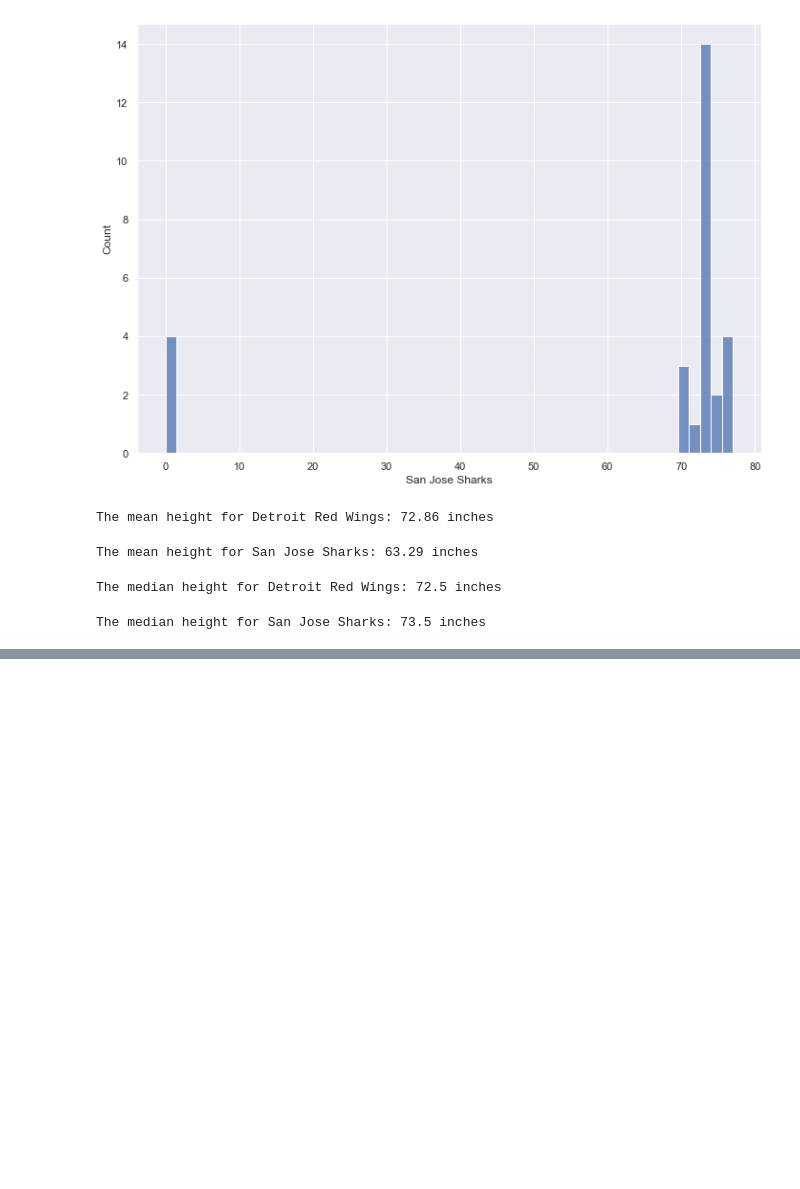
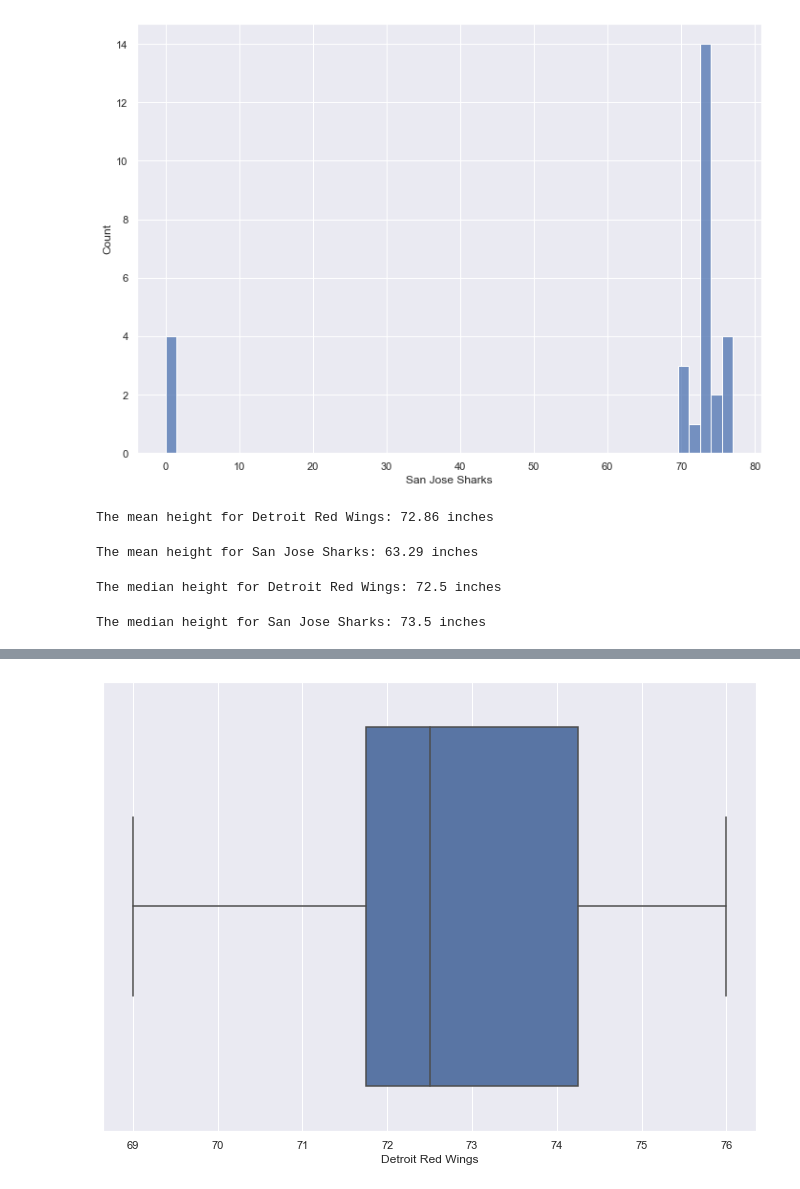
Before and after one commit to iPablo26/Honing-My-Data-Analyst-Skill, a Jupyter notebook: Honing My Data Analysis Skills.ipynb, the cells around one changed output, grey strips where cells are left out. Saved outputs shown, nothing was run; the diff lists cells and outputs as text; code cells hidden in the pictures; blank space fills up the shorter version.

```diff
--- a/Honing My Data Analysis Skills.ipynb
+++ b/Honing My Data Analysis Skills.ipynb
@@ -468,0 +475,4 @@ The median height for San Jose Sharks: 73.5 inches
+# %%
+# How to find an outlier from this series of data
+detroit_reds = nhl_heights['Detroit Red Wings']
+detroit_reds
@@ -468,0 +497,5 @@ The median height for San Jose Sharks: 73.5 inches
+# %%
+# We can visualize quartiles and outliers with boxplots. Also called box and whisker plots
+sns.boxplot(x=detroit_reds);
+# %% [output]
+[figure, added]
```
Also changed, not shown: parts of 3 cells of this notebook, 2 other files.
